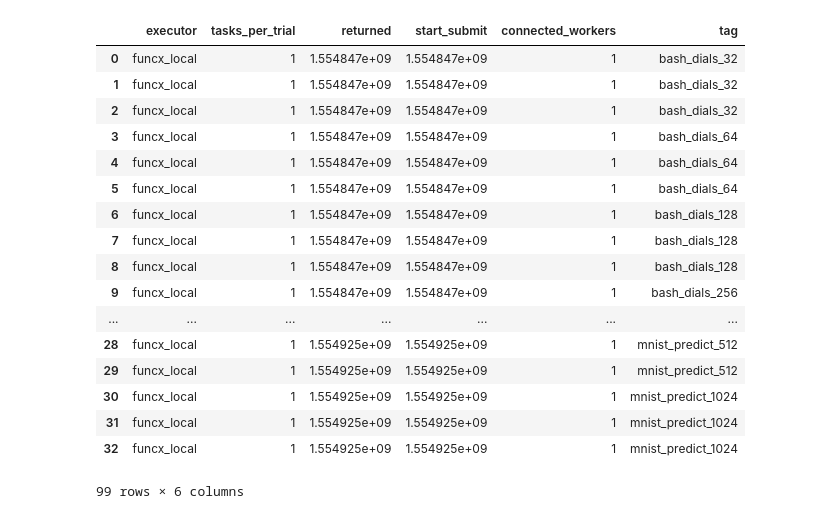
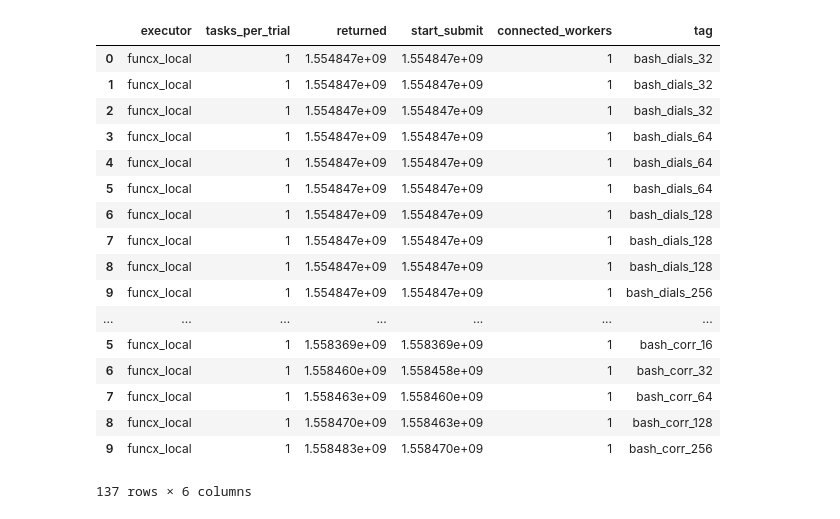
Before and after one commit to ZhuozhaoLi/sc-funcx-eval, a Jupyter notebook: notebooks/batching/batching.ipynb, the cells around one changed output. Saved outputs shown, nothing was run; the diff lists cells and outputs as text; code cells hidden in the pictures.

```diff
--- a/notebooks/batching/batching.ipynb
+++ b/notebooks/batching/batching.ipynb
@@ -20,31 +20,33 @@ def get_dataframes(query, databases):
 # %%
 query = 'select executor, tasks_per_trial, returned, start_submit, connected_workers, tag from tasks'
 databases = [
              'batch-dials2.db',
              'batch-xtract.db',
              'mnist-batch.db',
+             'batch-kasthuri.db',
+             'batch-xpcs.db'
              ]
 tasks = get_dataframes(query, databases)
 tasks
 # %% [output]
 |  | executor | tasks_per_trial | returned | start_submit | connected_workers | tag |
 | 0 | funcx_local | 1 | 1.554847e+09 | 1.554847e+09 | 1 | bash_dials_32 |
 | 1 | funcx_local | 1 | 1.554847e+09 | 1.554847e+09 | 1 | bash_dials_32 |
 | 2 | funcx_local | 1 | 1.554847e+09 | 1.554847e+09 | 1 | bash_dials_32 |
 | 3 | funcx_local | 1 | 1.554847e+09 | 1.554847e+09 | 1 | bash_dials_64 |
 | 4 | funcx_local | 1 | 1.554847e+09 | 1.554847e+09 | 1 | bash_dials_64 |
 | 5 | funcx_local | 1 | 1.554847e+09 | 1.554847e+09 | 1 | bash_dials_64 |
 | 6 | funcx_local | 1 | 1.554847e+09 | 1.554847e+09 | 1 | bash_dials_128 |
 | 7 | funcx_local | 1 | 1.554847e+09 | 1.554847e+09 | 1 | bash_dials_128 |
 | 8 | funcx_local | 1 | 1.554847e+09 | 1.554847e+09 | 1 | bash_dials_128 |
 | 9 | funcx_local | 1 | 1.554847e+09 | 1.554847e+09 | 1 | bash_dials_256 |
 | ... | ... | ... | ... | ... | ... | ... |
-| 28 | funcx_local | 1 | 1.554925e+09 | 1.554925e+09 | 1 | mnist_predict_512 |
-| 29 | funcx_local | 1 | 1.554925e+09 | 1.554925e+09 | 1 | mnist_predict_512 |
-| 30 | funcx_local | 1 | 1.554925e+09 | 1.554925e+09 | 1 | mnist_predict_1024 |
-| 31 | funcx_local | 1 | 1.554925e+09 | 1.554925e+09 | 1 | mnist_predict_1024 |
-| 32 | funcx_local | 1 | 1.554925e+09 | 1.554925e+09 | 1 | mnist_predict_1024 |
+| 5 | funcx_local | 1 | 1.558369e+09 | 1.558369e+09 | 1 | bash_corr_16 |
+| 6 | funcx_local | 1 | 1.558460e+09 | 1.558458e+09 | 1 | bash_corr_32 |
+| 7 | funcx_local | 1 | 1.558463e+09 | 1.558460e+09 | 1 | bash_corr_64 |
+| 8 | funcx_local | 1 | 1.558470e+09 | 1.558463e+09 | 1 | bash_corr_128 |
+| 9 | funcx_local | 1 | 1.558483e+09 | 1.558470e+09 | 1 | bash_corr_256 |
-99 rows × 6 columns
+137 rows × 6 columns
 # %%
 tasks['completion time'] = tasks['returned'] - tasks['start_submit']
 tasks['batch size'] = tasks['tag'].str.split('_').str[-1].map(int)
```
Also changed, not shown: parts of 3 cells of this notebook, 3 other files.
